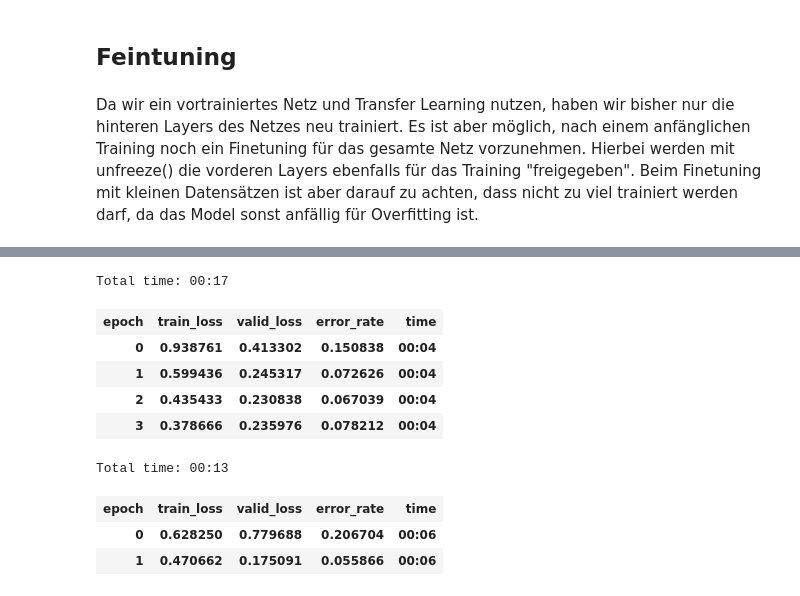
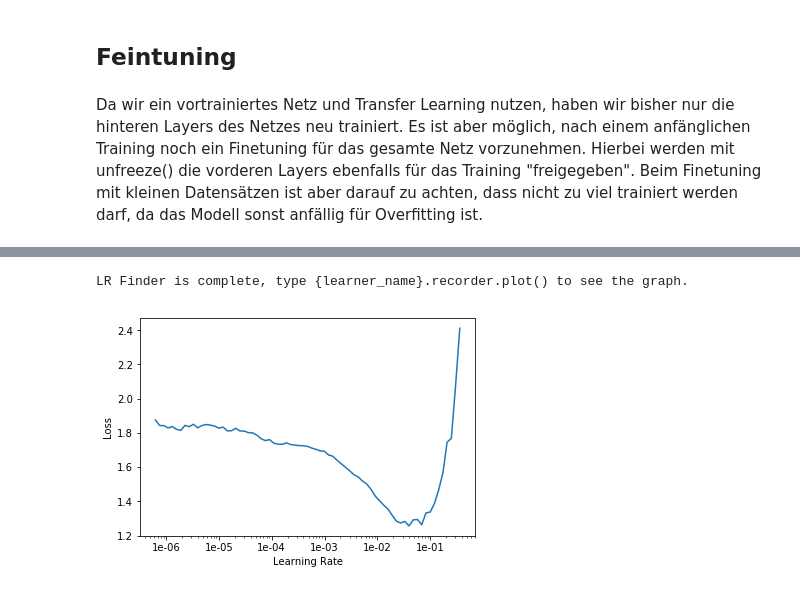
Before and after one commit to y-ph/exxwks-AI, a Jupyter notebook: 06-learning-rate.ipynb, the cells around one changed output, grey strips where cells are left out. Saved outputs shown, nothing was run; the diff lists cells and outputs as text; code cells hidden in the pictures.

Commit message:
minor corrections and added rule of thumb for learning rates during fine tuning

```diff
--- a/06-learning-rate.ipynb
+++ b/06-learning-rate.ipynb
@@ -94,11 +94,9 @@ Hier sieht man, das Werte ab 0,001 gut für die maximale LR geeignet sind. (Acht
 ## Feintuning
 # %% [markdown]
 Da wir ein vortrainiertes Netz und Transfer Learning nutzen, haben wir bisher nur die hinteren Layers des Netzes neu trainiert. Es ist aber möglich, nach einem anfänglichen Training noch ein Finetuning für das gesamte Netz vorzunehmen.
-Hierbei werden mit unfreeze() die vorderen Layers ebenfalls für das Training "freigegeben". Beim Finetuning mit kleinen Datensätzen ist aber darauf zu achten, dass nicht zu viel trainiert werden darf, da das Model sonst anfällig für Overfitting ist.
+Hierbei werden mit unfreeze() die vorderen Layers ebenfalls für das Training "freigegeben". Beim Finetuning mit kleinen Datensätzen ist aber darauf zu achten, dass nicht zu viel trainiert werden darf, da das Modell sonst anfällig für Overfitting ist.
 # %%
 learn_unfreeze = cnn_learner(data, models.resnet34, pretrained=True, metrics=error_rate)
-learn_unfreeze.fit_one_cycle(4)
-
-learn_unfreeze.unfreeze()
-learn_unfreeze.fit_one_cycle(2)
+learn_unfreeze.lr_find()
+learn_unfreeze.recorder.plot()
 # %% [output]
@@ -105,10 +104,2 @@ learn_unfreeze.fit_one_cycle(2)
-Total time: 00:17
+LR Finder is complete, type {learner_name}.recorder.plot() to see the graph.
-| epoch | train_loss | valid_loss | error_rate | time |
-| 0 | 0.938761 | 0.413302 | 0.150838 | 00:04 |
-| 1 | 0.599436 | 0.245317 | 0.072626 | 00:04 |
-| 2 | 0.435433 | 0.230838 | 0.067039 | 00:04 |
-| 3 | 0.378666 | 0.235976 | 0.078212 | 00:04 |
-Total time: 00:13
-| epoch | train_loss | valid_loss | error_rate | time |
-| 0 | 0.628250 | 0.779688 | 0.206704 | 00:06 |
-| 1 | 0.470662 | 0.175091 | 0.055866 | 00:06 |
+[figure, added]
```
Also changed, not shown: parts of 17 cells of this notebook.
